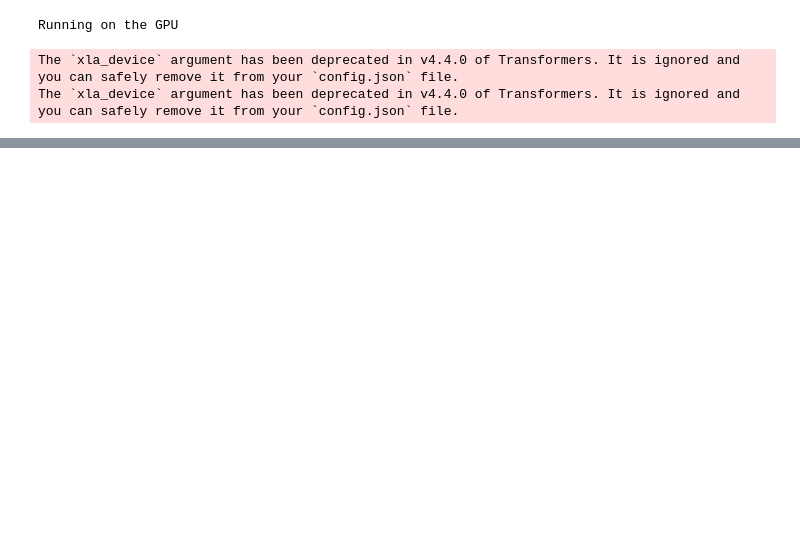
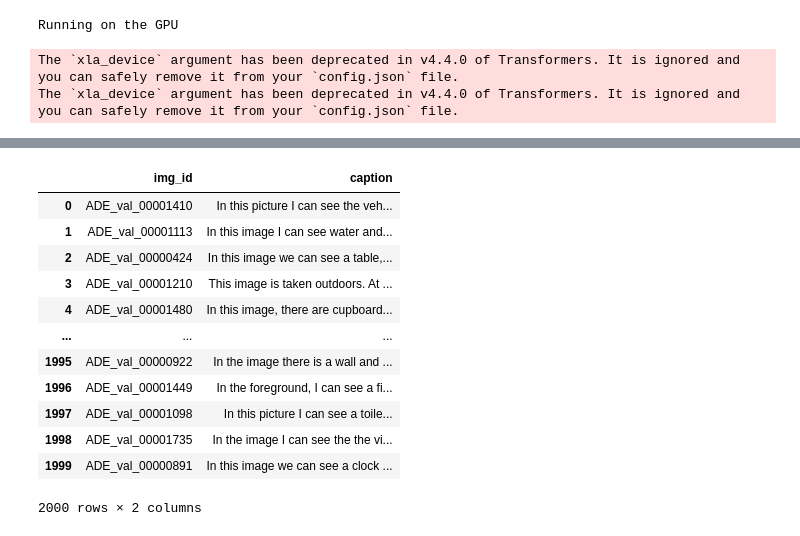
Before and after one commit to raunak-agarwal/clip-finetune-ade20k, a Jupyter notebook: notebooks/question-generation.ipynb, the cells around one changed output, grey strips where cells are left out. Cells and saved outputs as stored; diff of their text form; code cells hidden in the pictures; blank space fills up the shorter version.

```diff
--- a/notebooks/question-generation.ipynb
+++ b/notebooks/question-generation.ipynb
@@ -292,0 +772,16 @@ len(ade20k['objectPresence'][0])
+# %%
+pd.read_csv("../data/ADE20K-QA/caption_val_df.tsv", sep="\t")
+# %% [output]
+|  | img_id | caption |
+| 0 | ADE_val_00001410 | In this picture I can see the veh... |
+| 1 | ADE_val_00001113 | In this image I can see water and... |
+| 2 | ADE_val_00000424 | In this image we can see a table,... |
+| 3 | ADE_val_00001210 | This image is taken outdoors. At ... |
+| 4 | ADE_val_00001480 | In this image, there are cupboard... |
+| ... | ... | ... |
+| 1995 | ADE_val_00000922 | In the image there is a wall and ... |
+| 1996 | ADE_val_00001449 | In the foreground, I can see a fi... |
+| 1997 | ADE_val_00001098 | In this picture I can see a toile... |
+| 1998 | ADE_val_00001735 | In the image I can see the the vi... |
+| 1999 | ADE_val_00000891 | In this image we can see a clock ... |
+2000 rows × 2 columns
```
Also changed, not shown: parts of 82 cells of this notebook, 4 other files.
